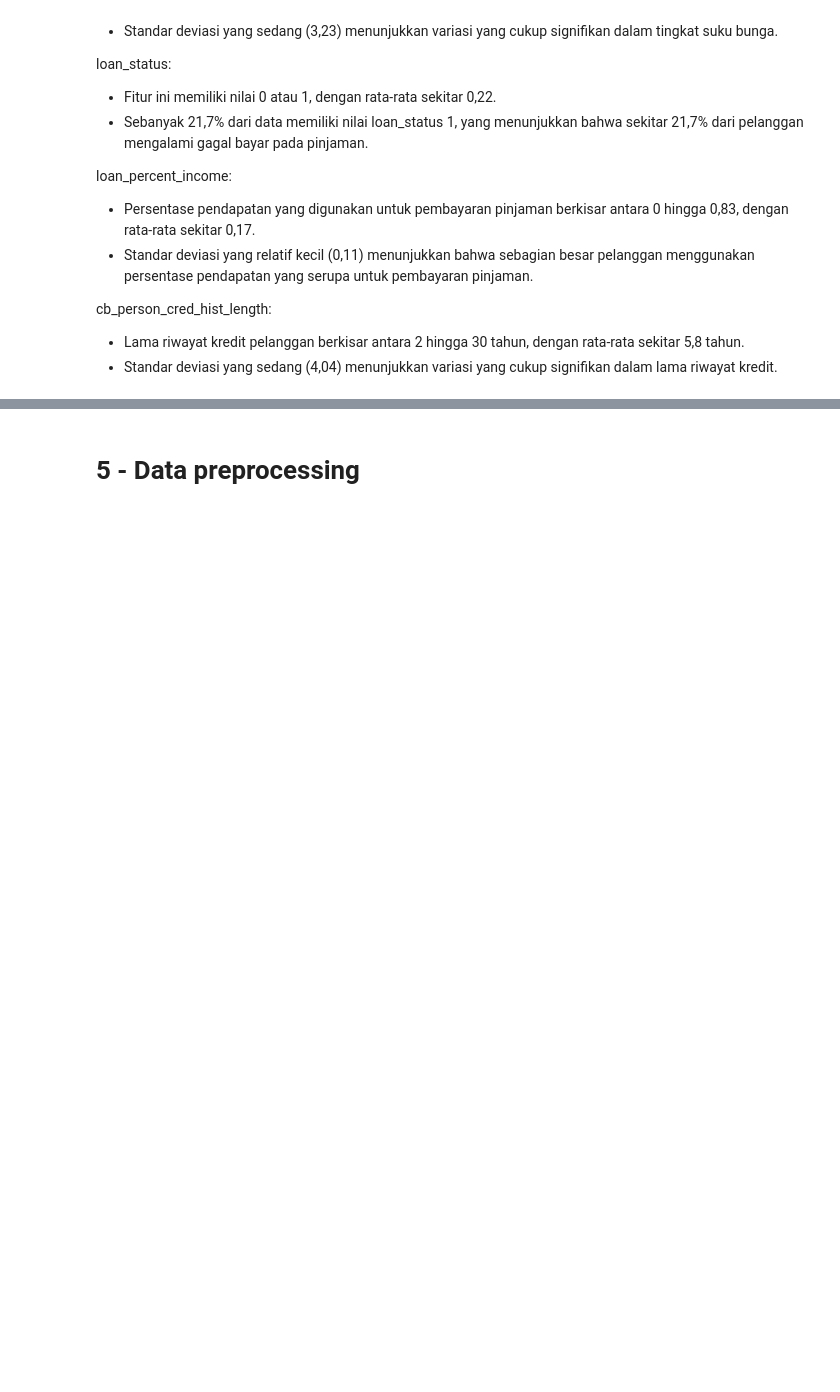
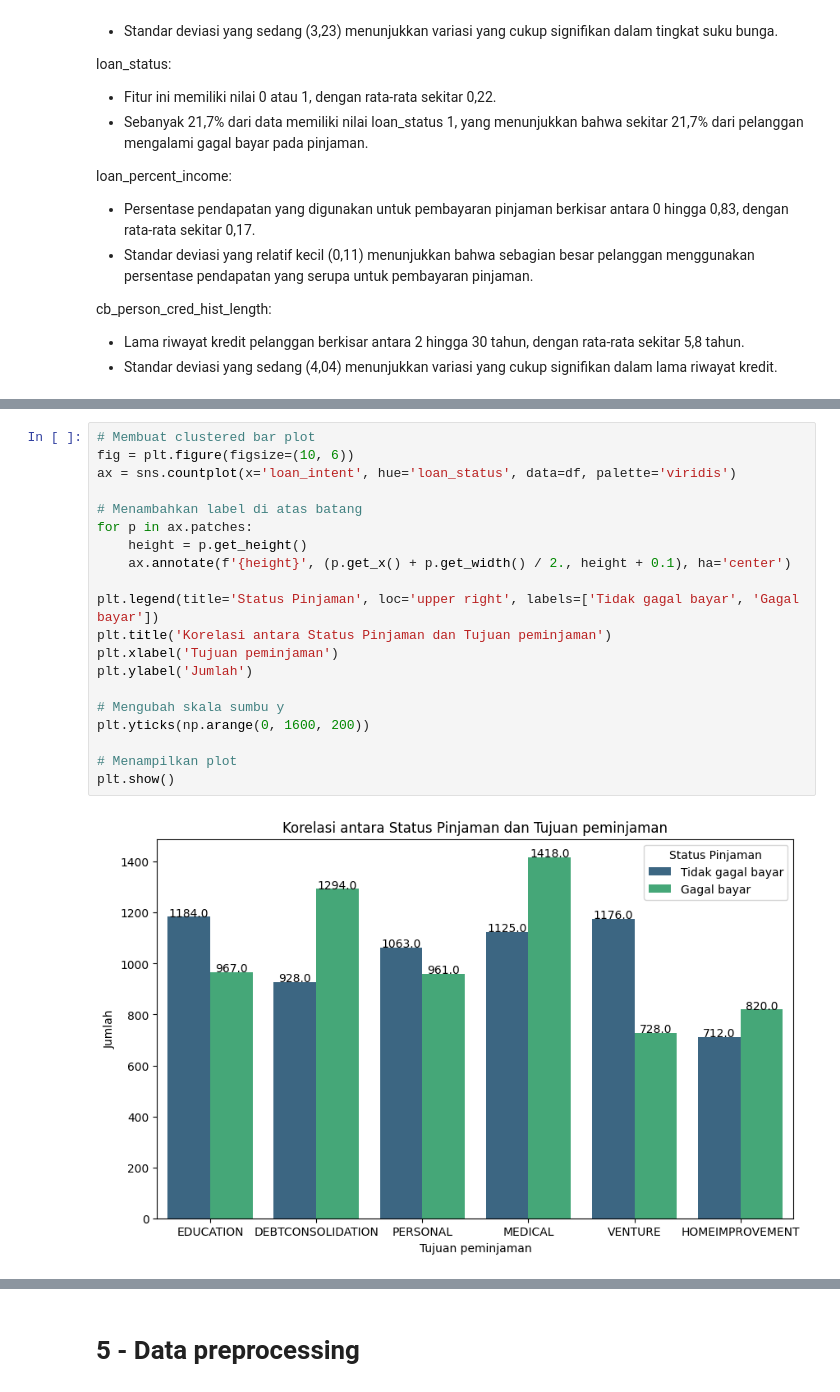
Before and after one commit to dwiputra35/default-debtor-prediction, a Jupyter notebook: default-debtor-prediction.ipynb, the cells around one changed output, grey strips where cells are left out. Saved outputs shown, nothing was run; the diff lists cells and outputs as text; blank space fills up the shorter version.

```diff
--- a/default-debtor-prediction.ipynb
+++ b/default-debtor-prediction.ipynb
@@ -412,0 +431,22 @@ cb_person_cred_hist_length:
+# %%
+# Membuat clustered bar plot
+fig = plt.figure(figsize=(10, 6))
+ax = sns.countplot(x='loan_intent', hue='loan_status', data=df, palette='viridis')
+
+# Menambahkan label di atas batang
+for p in ax.patches:
+    height = p.get_height()
+    ax.annotate(f'{height}', (p.get_x() + p.get_width() / 2., height + 0.1), ha='center')
+
+plt.legend(title='Status Pinjaman', loc='upper right', labels=['Tidak gagal bayar', 'Gagal bayar'])
+plt.title('Korelasi antara Status Pinjaman dan Tujuan peminjaman')
+plt.xlabel('Tujuan peminjaman')
+plt.ylabel('Jumlah')
+
+# Mengubah skala sumbu y
+plt.yticks(np.arange(0, 1600, 200))
+
+# Menampilkan plot
+plt.show()
+# %% [output]
+[figure, added]
```
Also changed, not shown: parts of 6 cells of this notebook.
